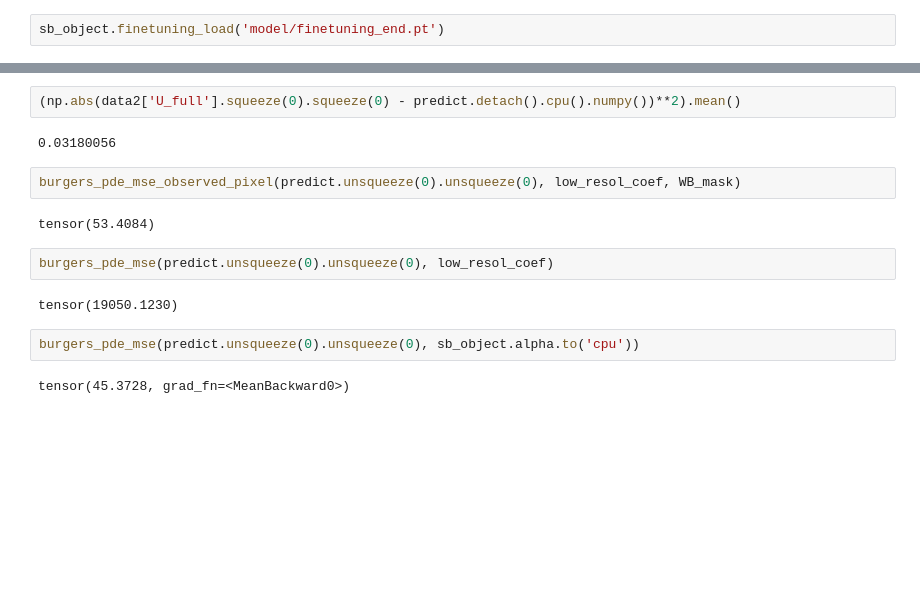
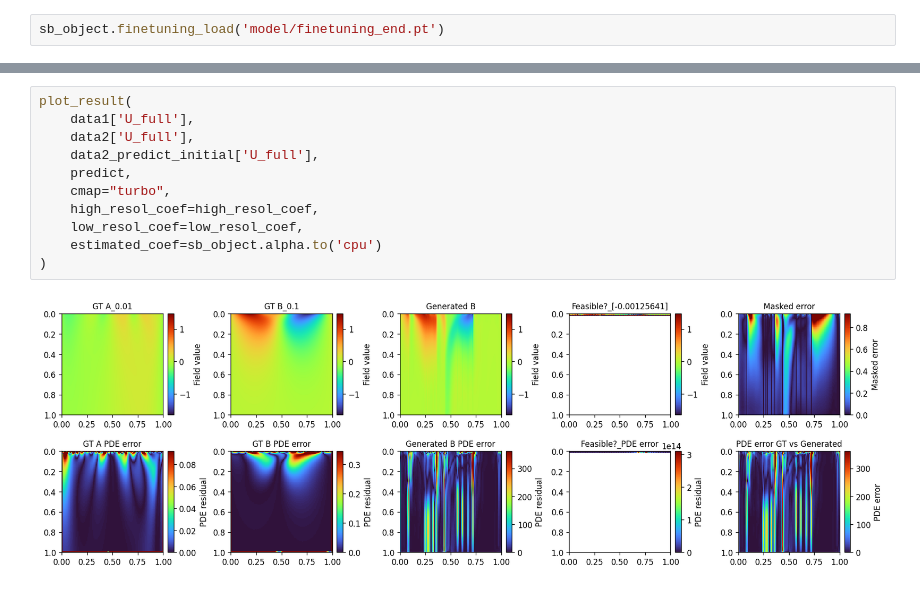
Before and after one commit to DohyunBu/PICSB, a Jupyter notebook: train.ipynb, the cells around one changed output, grey strips where cells are left out. Drawn from its saved outputs; the diff is of its cells as text; blank space fills up the shorter version.

```diff
--- a/train.ipynb
+++ b/train.ipynb
@@ -125,18 +139,15 @@ predict = stitch_windows(predict, starts, win_T=128, Nx=128, stride=128)
-# %%
-(np.abs(data2['U_full'].squeeze(0).squeeze(0) - predict.detach().cpu().numpy())**2).mean()
-# %% [output]
-0.03180056
-# %%
-burgers_pde_mse_observed_pixel(predict.unsqueeze(0).unsqueeze(0), low_resol_coef, WB_mask)
-# %% [output]
-tensor(53.4084)
-# %%
-burgers_pde_mse(predict.unsqueeze(0).unsqueeze(0), low_resol_coef)
-# %% [output]
-tensor(19050.1230)
-# %%
-burgers_pde_mse(predict.unsqueeze(0).unsqueeze(0), sb_object.alpha.to('cpu'))
-# %% [output]
-tensor(45.3728, grad_fn=<MeanBackward0>)
+# %%
+plot_result(
+    data1['U_full'],
+    data2['U_full'],
+    data2_predict_initial['U_full'],
+    predict,
+    cmap="turbo",
+    high_resol_coef=high_resol_coef,
+    low_resol_coef=low_resol_coef,
+    estimated_coef=sb_object.alpha.to('cpu')
+)
+# %% [output]
+[figure, added]
 # %%
 plot_result(
```
Also changed, not shown: parts of 10 cells of this notebook, 1 other file.
